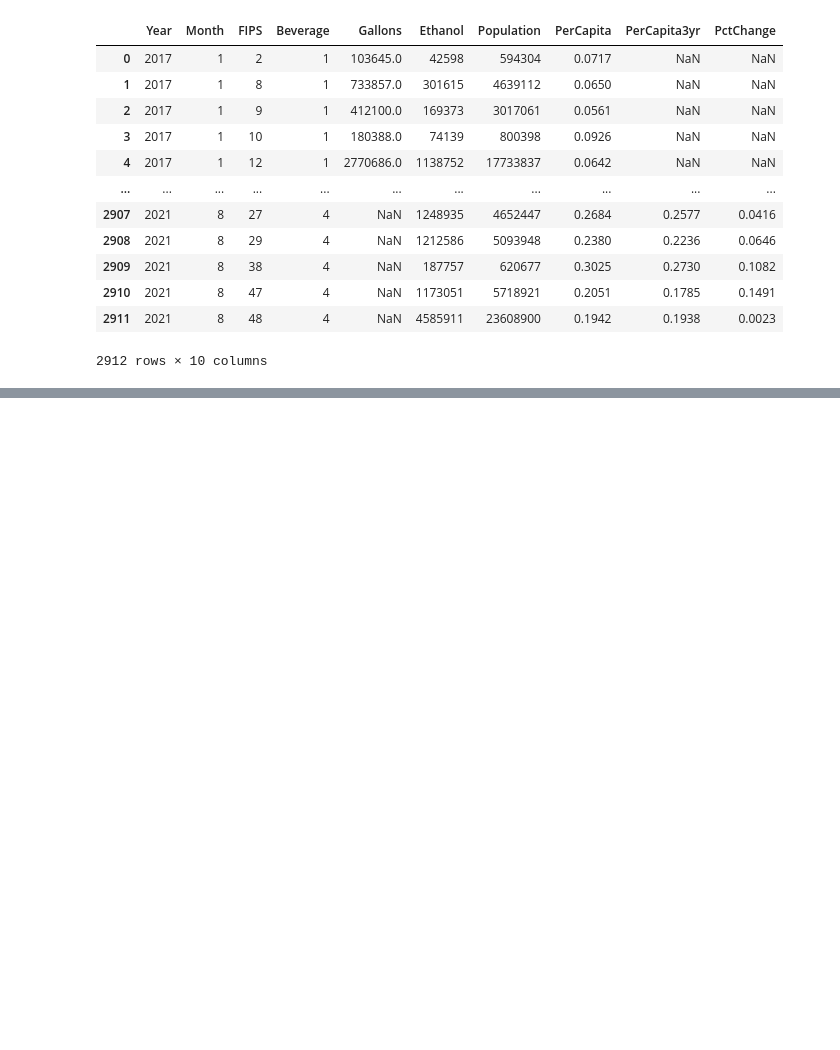
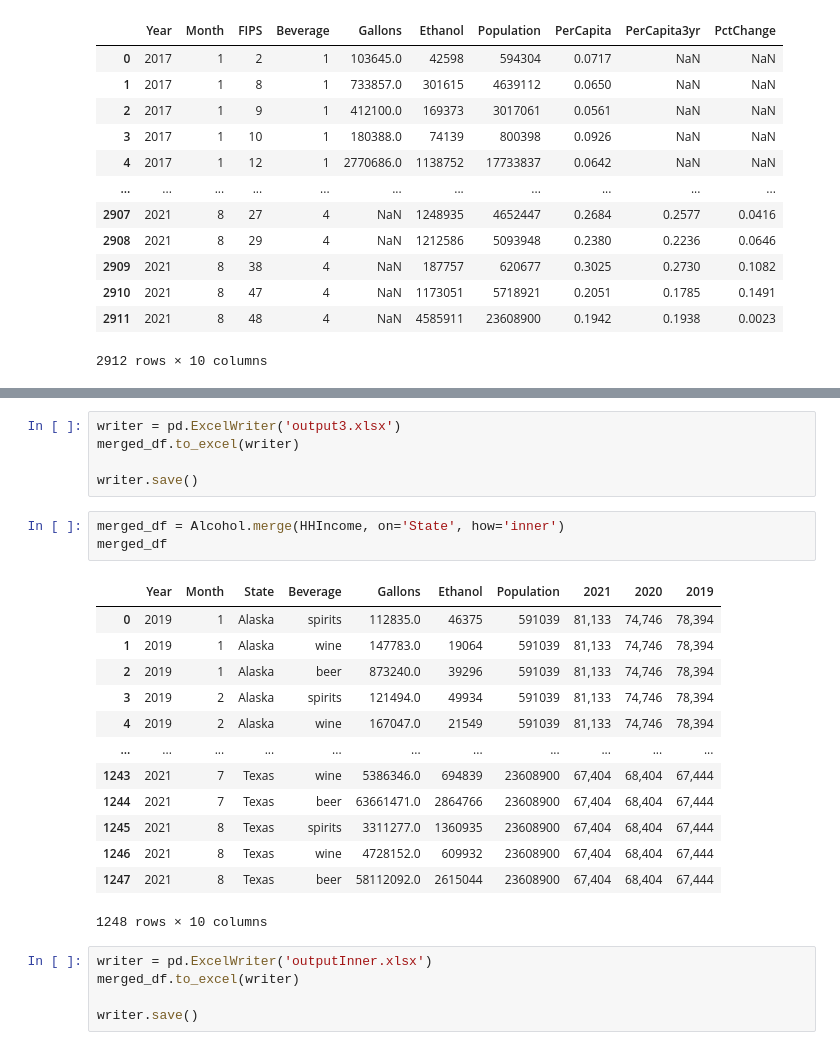
Before and after one commit to alexisn725/US_Alcohol_HHIncome, a Jupyter notebook: US_Alcohol_HHIncome.ipynb, the cells around one changed output, grey strips where cells are left out. Drawn from its saved outputs; the diff is of its cells as text; blank space fills up the shorter version.

```diff
--- a/US_Alcohol_HHIncome.ipynb
+++ b/US_Alcohol_HHIncome.ipynb
@@ -224,0 +417,27 @@ Alcohol
+# %%
+writer = pd.ExcelWriter('output3.xlsx')
+merged_df.to_excel(writer)
+
+writer.save()
+# %%
+merged_df = Alcohol.merge(HHIncome, on='State', how='inner')
+merged_df
+# %% [output]
+|  | Year | Month | State | Beverage | Gallons | Ethanol | Population | 2021 | 2020 | 2019 |
+| 0 | 2019 | 1 | Alaska | spirits | 112835.0 | 46375 | 591039 | 81,133 | 74,746 | 78,394 |
+| 1 | 2019 | 1 | Alaska | wine | 147783.0 | 19064 | 591039 | 81,133 | 74,746 | 78,394 |
+| 2 | 2019 | 1 | Alaska | beer | 873240.0 | 39296 | 591039 | 81,133 | 74,746 | 78,394 |
+| 3 | 2019 | 2 | Alaska | spirits | 121494.0 | 49934 | 591039 | 81,133 | 74,746 | 78,394 |
+| 4 | 2019 | 2 | Alaska | wine | 167047.0 | 21549 | 591039 | 81,133 | 74,746 | 78,394 |
+| ... | ... | ... | ... | ... | ... | ... | ... | ... | ... | ... |
+| 1243 | 2021 | 7 | Texas | wine | 5386346.0 | 694839 | 23608900 | 67,404 | 68,404 | 67,444 |
+| 1244 | 2021 | 7 | Texas | beer | 63661471.0 | 2864766 | 23608900 | 67,404 | 68,404 | 67,444 |
+| 1245 | 2021 | 8 | Texas | spirits | 3311277.0 | 1360935 | 23608900 | 67,404 | 68,404 | 67,444 |
+| 1246 | 2021 | 8 | Texas | wine | 4728152.0 | 609932 | 23608900 | 67,404 | 68,404 | 67,444 |
+| 1247 | 2021 | 8 | Texas | beer | 58112092.0 | 2615044 | 23608900 | 67,404 | 68,404 | 67,444 |
+1248 rows × 10 columns
+# %%
+writer = pd.ExcelWriter('outputInner.xlsx')
+merged_df.to_excel(writer)
+
+writer.save()
```
Also changed, not shown: parts of 35 cells of this notebook.
